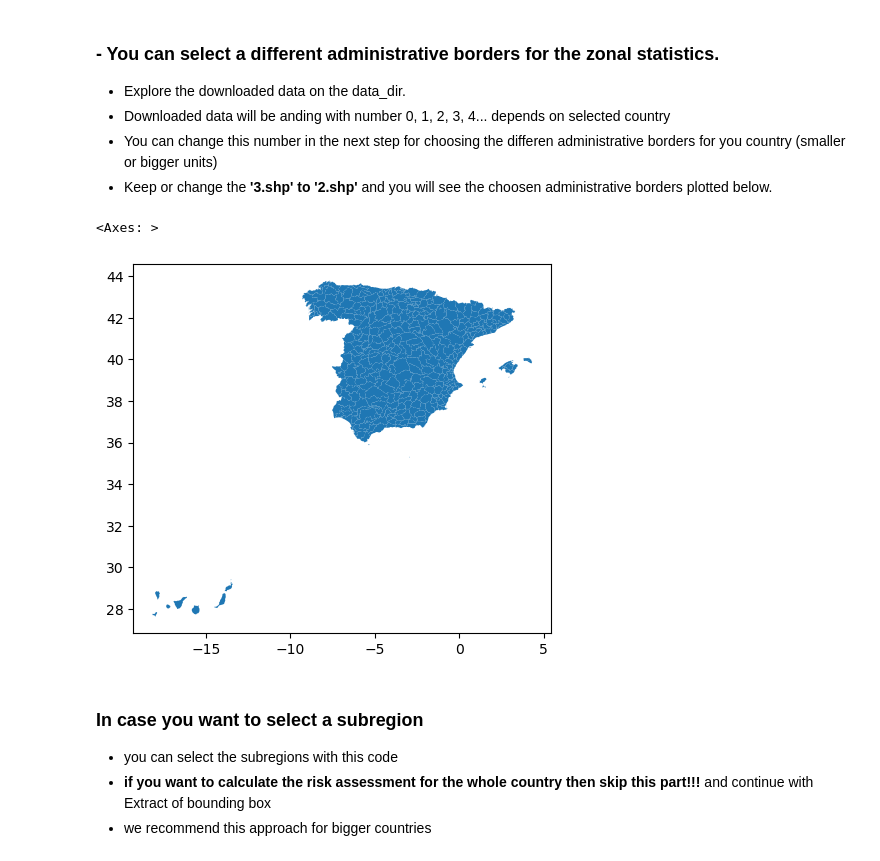
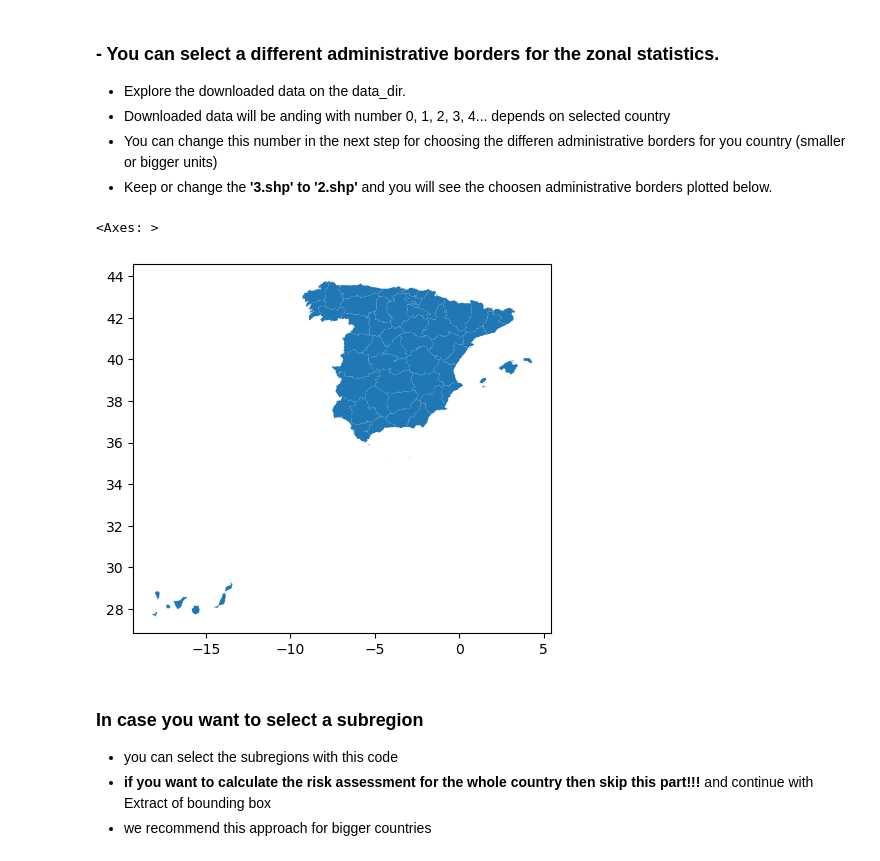
Before and after one commit to CLIMAAX/HEATWAVES, a Jupyter notebook: heatwave_risk_projected_change_Catalunya_example.ipynb, the cells around one changed output. Drawn from its saved outputs; the diff is of its cells as text; code cells hidden in the pictures.

```diff
--- a/heatwave_risk_projected_change_Catalunya_example.ipynb
+++ b/heatwave_risk_projected_change_Catalunya_example.ipynb
@@ -56,7 +56,7 @@ from matplotlib.colors import ListedColormap # Data plotting.
 ### Create a directory structure
 # %%
 # Define the directory for the flashflood workflow preprocess
-workflow_folder = 'heatwave_risk_projection_change'
+workflow_folder = 'heatwave_risk_projection'
 # Define directories for data and results within the previously defined workflow directory
 data_dir = os.path.join(workflow_folder,'data')
 results_dir = os.path.join(workflow_folder,'results')
@@ -83,17 +83,17 @@ The risk assessment will be provided to resolve the administrative border area t
 - Keep or change the  **'3.shp' to '2.shp'** and you will see the choosen administrative borders plotted below.
 # %%
 # Use glob to find the shapefile ending with '2.shp'
-shapefile_pattern = os.path.join(data_dir, '*_3.shp')
+shapefile_pattern = os.path.join(data_dir, '*_2.shp')
 shapefile_paths = glob.glob(shapefile_pattern)
 
 # Check if any shapefiles were found and read the first one
 if shapefile_paths:
     shapefile_path = shapefile_paths[0]  # Modify this if you need to handle multiple files
     gdf = gpd.read_file(shapefile_path)
 gdf.plot()
 # %% [output]
 <Axes: >
-[figure, old version]
+[figure, new version]
 # %% [markdown]
 ### In case you want to select a subregion
 - you can select the subregions with this code
```
Also changed, not shown: parts of 11 cells of this notebook.
